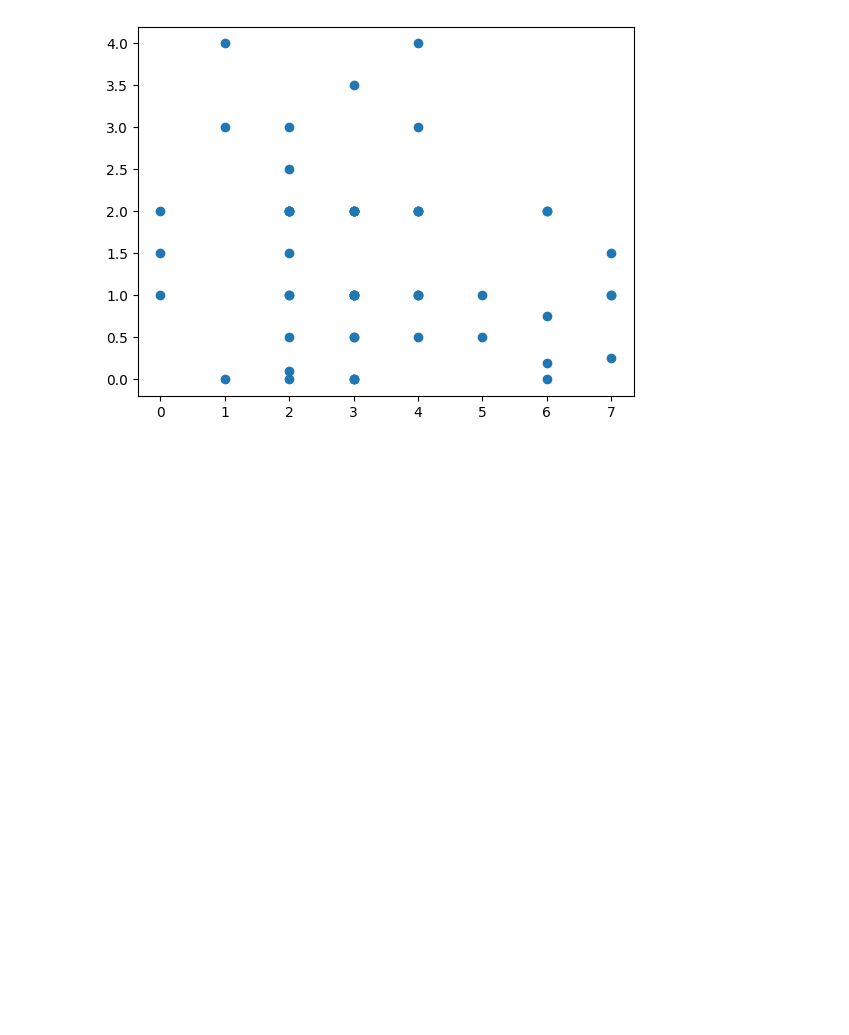
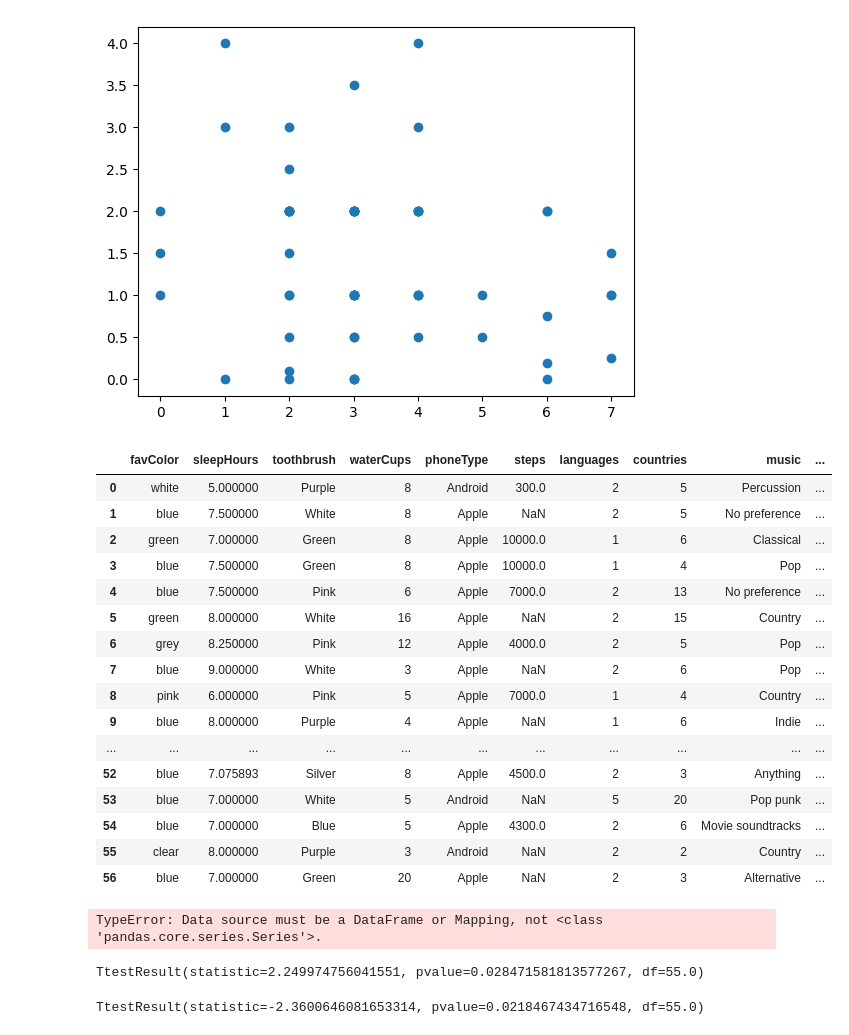
Before and after one commit to skous2/IS-505-Code, a Jupyter notebook: Class data_analyzing.ipynb, the cells around one changed output. Cells and saved outputs as stored; diff of their text form; code cells hidden in the pictures; blank space fills up the shorter version.

```diff
--- a/Class data_analyzing.ipynb
+++ b/Class data_analyzing.ipynb
@@ -192,3 +192,57 @@ plt.scatter(cleaned_class_df.siblings, cleaned_class_df.socialMedia);
 # %% [output]
 PearsonRResult(statistic=-0.20223563262292768, pvalue=0.1313867712861367)
 [figure]
+# %%
+cleaned_class_df
+# %% [output]
+|  | favColor | sleepHours | toothbrush | waterCups | phoneType | steps | languages | countries | music | ... |
+| 0 | white | 5.000000 | Purple | 8 | Android | 300.0 | 2 | 5 | Percussion | ... |
+| 1 | blue | 7.500000 | White | 8 | Apple | NaN | 2 | 5 | No preference | ... |
+| 2 | green | 7.000000 | Green | 8 | Apple | 10000.0 | 1 | 6 | Classical | ... |
+| 3 | blue | 7.500000 | Green | 8 | Apple | 10000.0 | 1 | 4 | Pop | ... |
+| 4 | blue | 7.500000 | Pink | 6 | Apple | 7000.0 | 2 | 13 | No preference | ... |
+| 5 | green | 8.000000 | White | 16 | Apple | NaN | 2 | 15 | Country | ... |
+| 6 | grey | 8.250000 | Pink | 12 | Apple | 4000.0 | 2 | 5 | Pop | ... |
+| 7 | blue | 9.000000 | White | 3 | Apple | NaN | 2 | 6 | Pop | ... |
+| 8 | pink | 6.000000 | Pink | 5 | Apple | 7000.0 | 1 | 4 | Country | ... |
+| 9 | blue | 8.000000 | Purple | 4 | Apple | NaN | 1 | 6 | Indie | ... |
+| ... | ... | ... | ... | ... | ... | ... | ... | ... | ... | ... |
+| 52 | blue | 7.075893 | Silver | 8 | Apple | 4500.0 | 2 | 3 | Anything | ... |
+| 53 | blue | 7.000000 | White | 5 | Android | NaN | 5 | 20 | Pop punk | ... |
+| 54 | blue | 7.000000 | Blue | 5 | Apple | 4300.0 | 2 | 6 | Movie soundtracks | ... |
+| 55 | clear | 8.000000 | Purple | 3 | Android | NaN | 2 | 2 | Country | ... |
+| 56 | blue | 7.000000 | Green | 20 | Apple | NaN | 2 | 3 | Alternative | ... |
+# %%
+blue = cleaned_class_df[cleaned_class_df['toothbrush'] == 'Blue']['sleepHours']
+green = cleaned_class_df[cleaned_class_df['toothbrush'] == 'Green']['sleepHours']
+purple = cleaned_class_df[cleaned_class_df['toothbrush'] == 'Purple']['sleepHours']
+white = cleaned_class_df[cleaned_class_df['toothbrush'] == 'White']['sleepHours']
+pink = cleaned_class_df[cleaned_class_df['toothbrush'] == 'Pink']['sleepHours']
+
+sns.displot(df, x="Income", hue="Education", kind='kde', fill=True)
+plt.axvline(x=blue.mean(), color='blue')
+plt.axvline(x=green.mean(), color='red')
+plt.axvline(x=purple.mean(), color='orange')
+plt.axvline(x=white.mean(), color='green')
+plt.axvline(x=pink.mean(), color='purple')
+plt.show()
+# %% [output]
+TypeError: Data source must be a DataFrame or Mapping, not <class 'pandas.core.series.Series'>.
+# %%
+appleSleep = cleaned_class_df[cleaned_class_df.phoneType == 'Apple']['sleepHours']
+androidSleep = cleaned_class_df[cleaned_class_df.phoneType == 'Android']['sleepHours']
+
+from scipy import stats
+
+stats.ttest_ind(appleSleep, androidSleep)
+# %% [output]
+TtestResult(statistic=2.249974756041551, pvalue=0.028471581813577267, df=55.0)
+# %%
+applelang = cleaned_class_df[cleaned_class_df.phoneType == 'Apple']['languages']
+androidlang = cleaned_class_df[cleaned_class_df.phoneType == 'Android']['languages']
+
+from scipy import stats
+
+stats.ttest_ind(applelang, androidlang)
+# %% [output]
+TtestResult(statistic=-2.3600646081653314, pvalue=0.0218467434716548, df=55.0)
```
Also changed, not shown: parts of 2 cells of this notebook, 3 other files.
